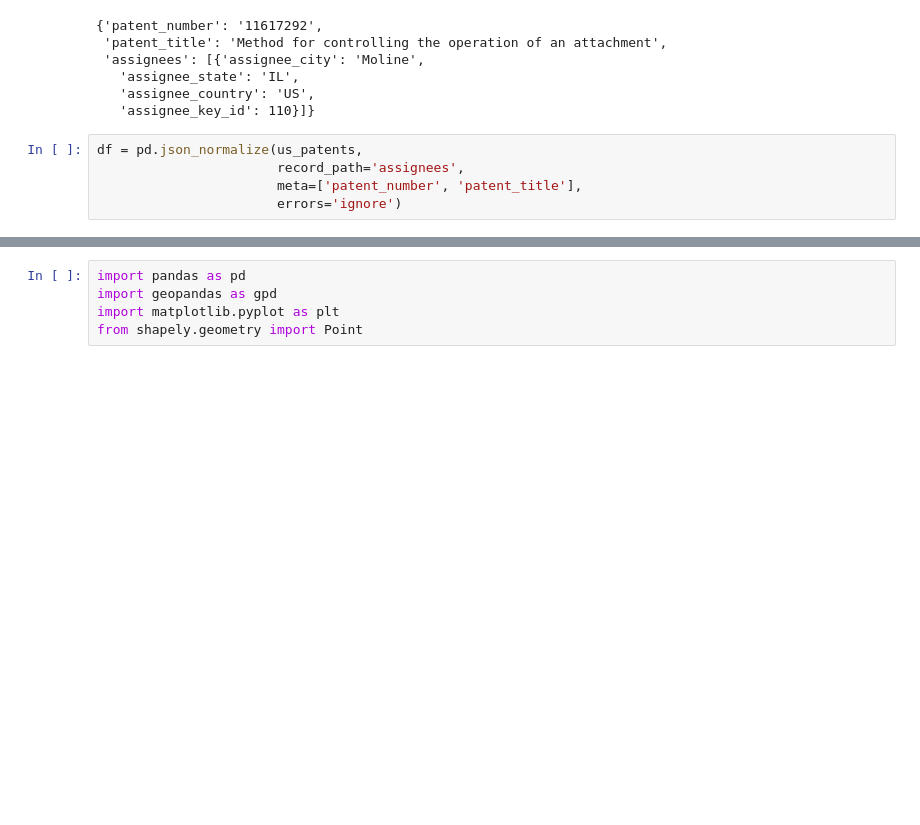
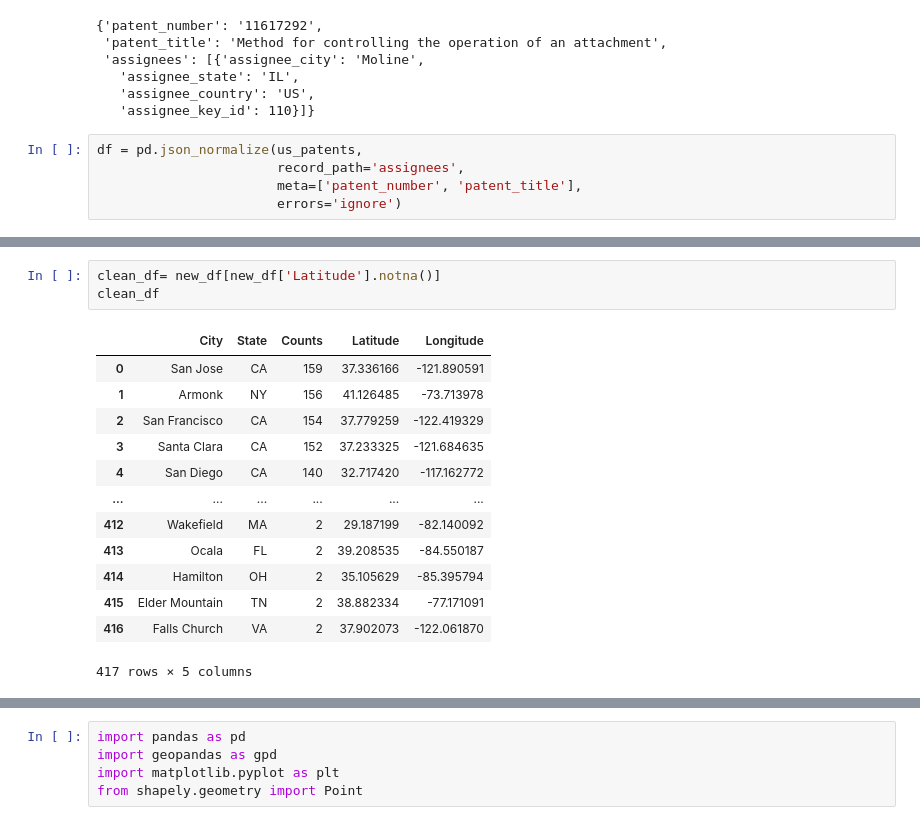
Before and after one commit to mayaniyogi/as.180.369, a Jupyter notebook: contrib/mayaniyogi/Working_notebook.ipynb, the cells around one changed output, grey strips where cells are left out. Saved outputs shown, nothing was run; the diff lists cells and outputs as text; blank space fills up the shorter version.

```diff
--- a/contrib/mayaniyogi/Working_notebook.ipynb
+++ b/contrib/mayaniyogi/Working_notebook.ipynb
@@ -130,3 +608,20 @@ city_count_list
+# %%
+clean_df= new_df[new_df['Latitude'].notna()]
+clean_df
+# %% [output]
+|  | City | State | Counts | Latitude | Longitude |
+| 0 | San Jose | CA | 159 | 37.336166 | -121.890591 |
+| 1 | Armonk | NY | 156 | 41.126485 | -73.713978 |
+| 2 | San Francisco | CA | 154 | 37.779259 | -122.419329 |
+| 3 | Santa Clara | CA | 152 | 37.233325 | -121.684635 |
+| 4 | San Diego | CA | 140 | 32.717420 | -117.162772 |
+| ... | ... | ... | ... | ... | ... |
+| 412 | Wakefield | MA | 2 | 29.187199 | -82.140092 |
+| 413 | Ocala | FL | 2 | 39.208535 | -84.550187 |
+| 414 | Hamilton | OH | 2 | 35.105629 | -85.395794 |
+| 415 | Elder Mountain | TN | 2 | 38.882334 | -77.171091 |
+| 416 | Falls Church | VA | 2 | 37.902073 | -122.061870 |
+417 rows × 5 columns
 # %%
 !pip install matplotlib geopandas contextily
 # %% [output]
```
Also changed, not shown: parts of 22 cells of this notebook, 3 other files.
